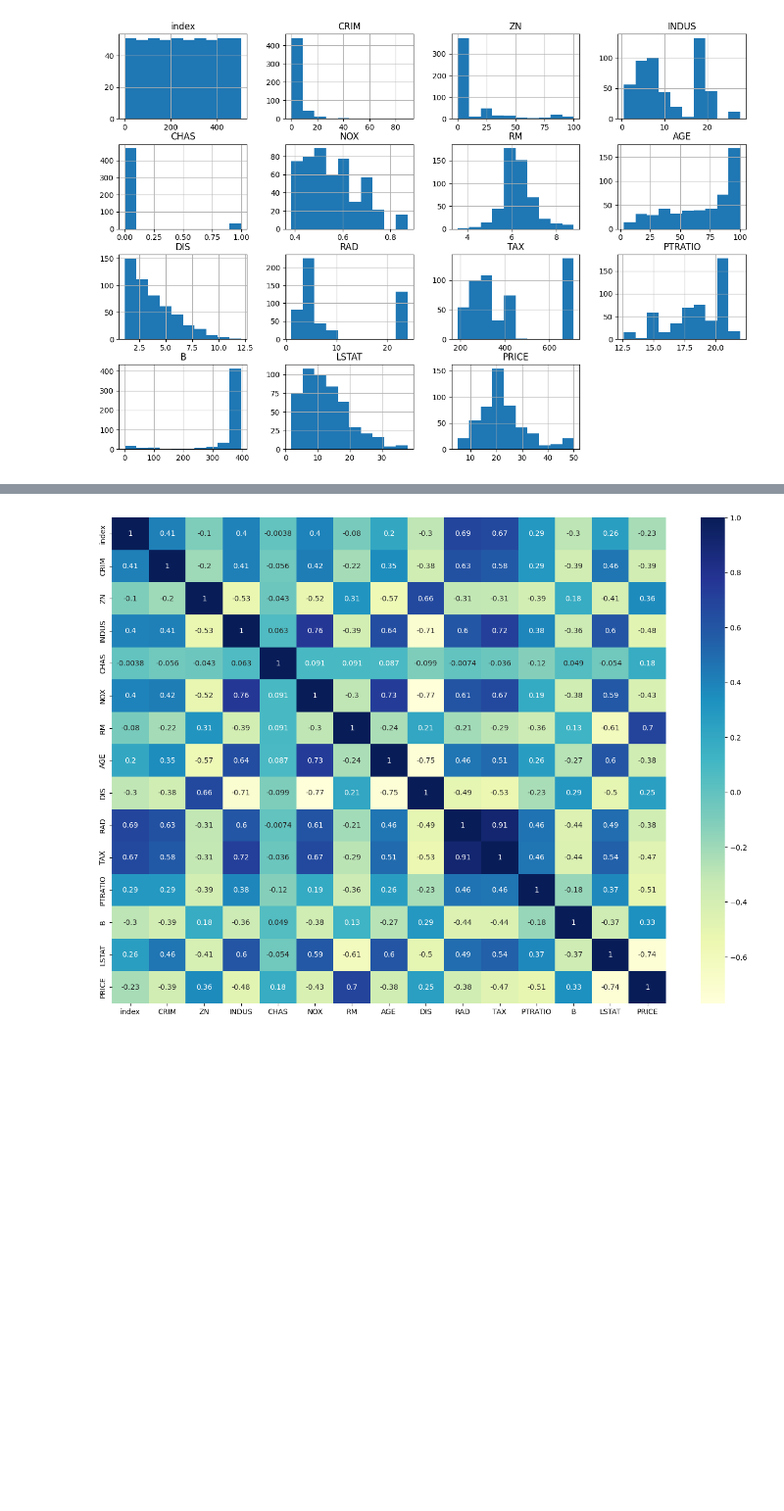
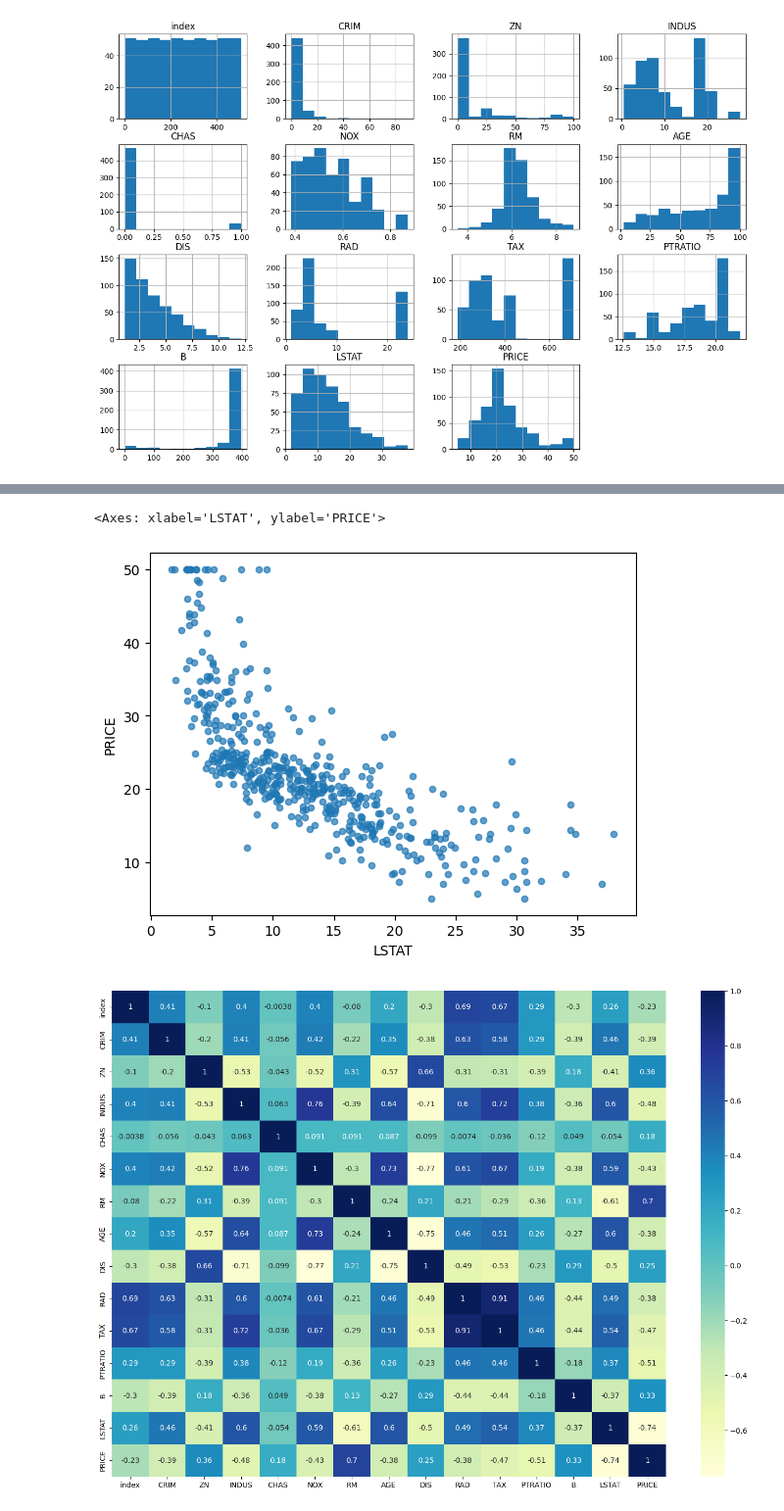
Before and after one commit to kumarabhishek0001/House_price_prediction, a Jupyter notebook: price_prediction.ipynb, the cells around one changed output, grey strips where cells are left out. Shown at 98% size. Saved outputs shown, nothing was run; the diff lists cells and outputs as text; code cells hidden in the pictures; blank space fills up the shorter version.

```diff
--- a/price_prediction.ipynb
+++ b/price_prediction.ipynb
@@ -117,3 +168,8 @@ df.corr()
+# %%
+df.plot(kind="scatter",x="LSTAT",y='PRICE',alpha=.7)
+# %% [output]
+<Axes: xlabel='LSTAT', ylabel='PRICE'>
+[figure, added]
 # %%
 plt.figure(figsize=(17,12))
 sns.heatmap(df.corr(), annot=True, cmap='YlGnBu')
```
Also changed, not shown: parts of 8 cells of this notebook.
